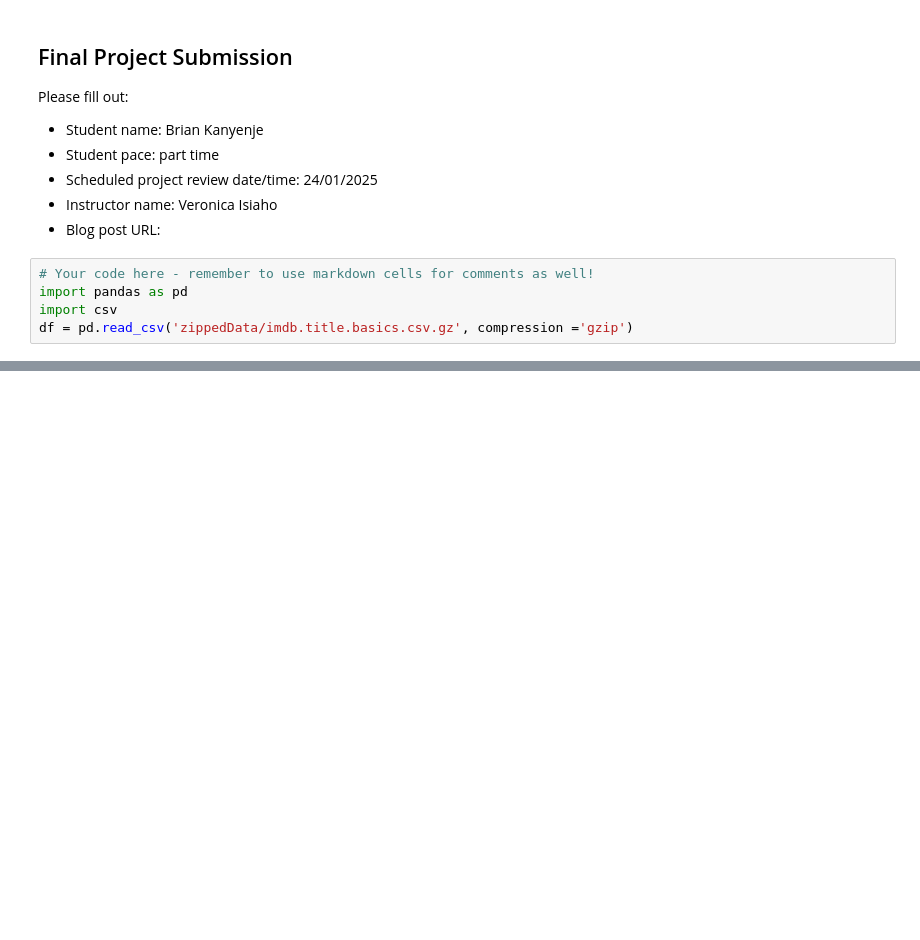
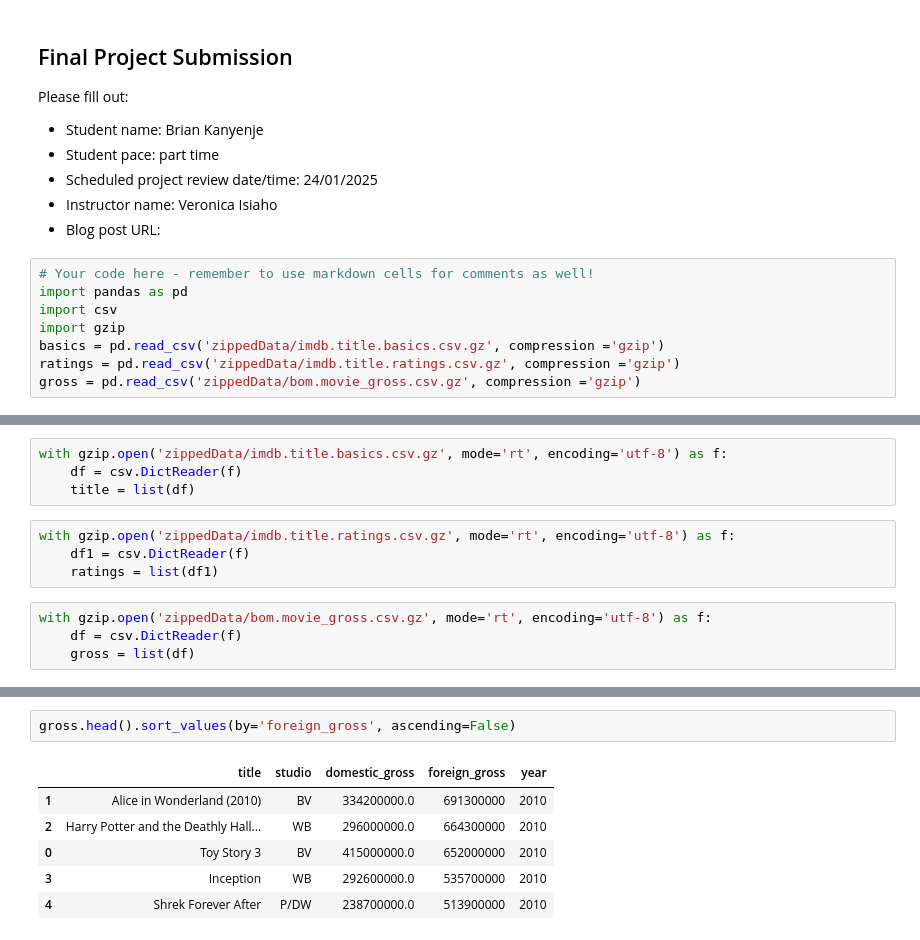
Before and after one commit to Brian-Kanyenje/dsc-phase-1-project, a Jupyter notebook: student.ipynb, the cells around one changed output, grey strips where cells are left out. Saved outputs shown, nothing was run; the diff lists cells and outputs as text; blank space fills up the shorter version.

```diff
--- a/student.ipynb
+++ b/student.ipynb
@@ -11,4 +11,7 @@ Please fill out:
 # Your code here - remember to use markdown cells for comments as well!
 import pandas as pd
 import csv
-df = pd.read_csv('zippedData/imdb.title.basics.csv.gz', compression ='gzip')
+import gzip
+basics = pd.read_csv('zippedData/imdb.title.basics.csv.gz', compression ='gzip')
+ratings = pd.read_csv('zippedData/imdb.title.ratings.csv.gz', compression ='gzip')
+gross = pd.read_csv('zippedData/bom.movie_gross.csv.gz', compression ='gzip')
@@ -23,0 +18,12 @@ df.head()
+# %%
+with gzip.open('zippedData/imdb.title.basics.csv.gz', mode='rt', encoding='utf-8') as f:
+    df = csv.DictReader(f)
+    title = list(df)
+# %%
+with gzip.open('zippedData/imdb.title.ratings.csv.gz', mode='rt', encoding='utf-8') as f:
+    df1 = csv.DictReader(f)
+    ratings = list(df1)
+# %%
+with gzip.open('zippedData/bom.movie_gross.csv.gz', mode='rt', encoding='utf-8') as f:
+    df = csv.DictReader(f)
+    gross = list(df)
@@ -23,0 +64,9 @@ df.head()
+# %%
+gross.head().sort_values(by='foreign_gross', ascending=False)
+# %% [output]
+|  | title | studio | domestic_gross | foreign_gross | year |
+| 1 | Alice in Wonderland (2010) | BV | 334200000.0 | 691300000 | 2010 |
+| 2 | Harry Potter and the Deathly Hall... | WB | 296000000.0 | 664300000 | 2010 |
+| 0 | Toy Story 3 | BV | 415000000.0 | 652000000 | 2010 |
+| 3 | Inception | WB | 292600000.0 | 535700000 | 2010 |
+| 4 | Shrek Forever After | P/DW | 238700000.0 | 513900000 | 2010 |
```
Also changed, not shown: parts of 4 cells of this notebook.
